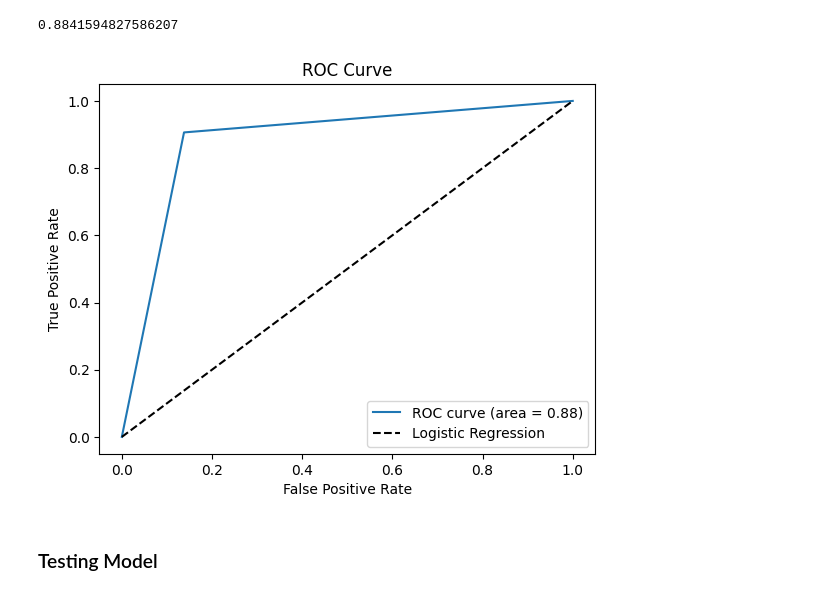
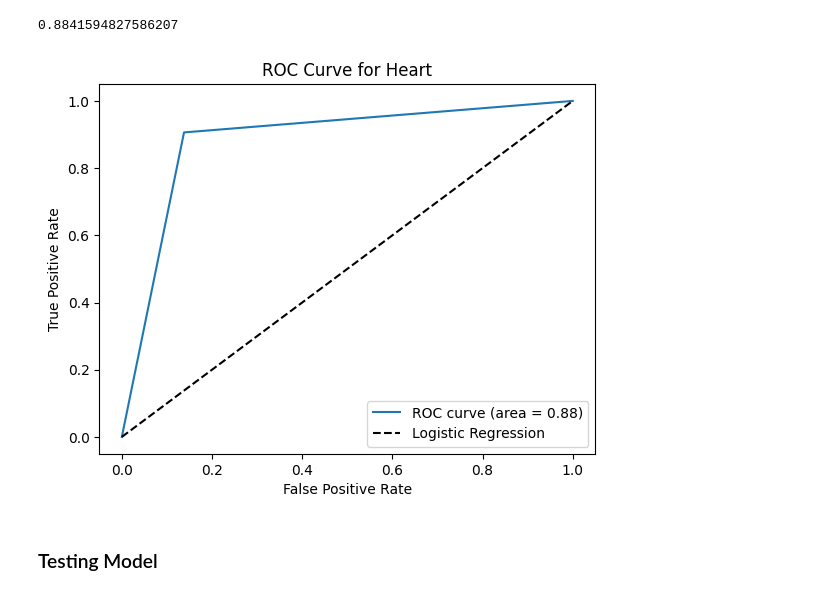
Before and after one commit to edasaruhan/Assingment_ML_kili66, a Jupyter notebook: heart_disease_prediction.ipynb, the cells around one changed output. Cells and saved outputs as stored; diff of their text form; code cells hidden in the pictures.

```diff
--- a/heart_disease_prediction.ipynb
+++ b/heart_disease_prediction.ipynb
@@ -351,15 +375,15 @@ roc_auc
 # %%
 # Plot the ROC curve
 plt.plot(fpr, tpr, label='ROC curve (area = %0.2f)' % roc_auc)
 # roc curve for tpr = fpr
 plt.plot([0, 1], [0, 1], 'k--', label='Logistic Regression')
 plt.xlabel('False Positive Rate')
 plt.ylabel('True Positive Rate')
-plt.title('ROC Curve')
+plt.title('ROC Curve for Heart')
 plt.legend(loc="lower right")
 plt.show()
 # %% [output]
-[figure, old version]
+[figure, new version]
 # %%
 import pickle
 filename = 'heart_model.sav'
```
Also changed, not shown: parts of 7 cells of this notebook, 1 other file.
